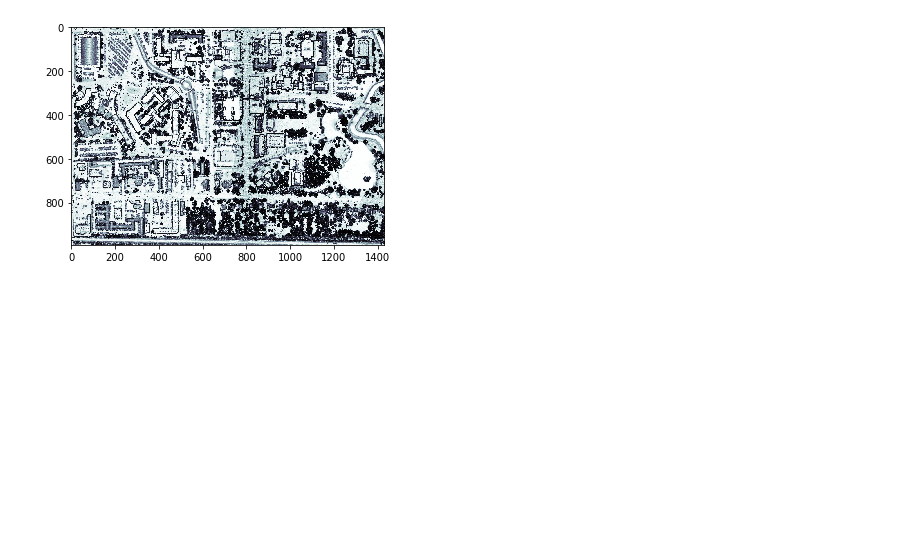
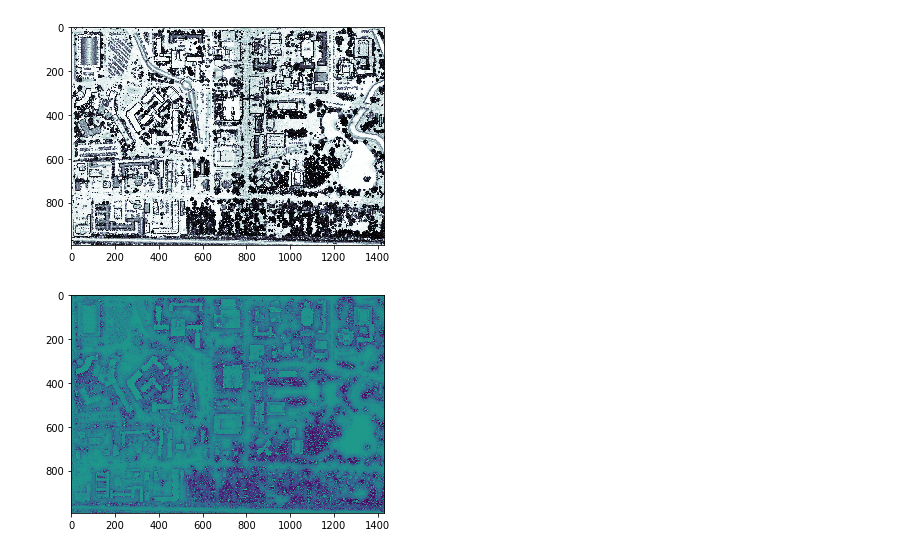
Before and after one commit to thomaspingel/neilpy, a Jupyter notebook: Near Earth Imaging Lab - Python Functions for Raster Visualization and Point Cloud Processing.ipynb, the cells around one changed output. Drawn from its saved outputs; the diff is of its cells as text; code cells hidden in the pictures; blank space fills up the shorter version.

```diff
--- a/Near Earth Imaging Lab - Python Functions for Raster Visualization and Point Cloud Processing.ipynb
+++ b/Near Earth Imaging Lab - Python Functions for Raster Visualization and Point Cloud Processing.ipynb
@@ -140,3 +140,9 @@ plt.imshow(P)
 plt.show()
 # %% [output]
 [figure]
+# %%
+O = neil.openness(J,cellsize=2.5,lookup_pixels=20)
+plt.imshow(O)
+plt.show()
+# %% [output]
+[figure, added]
```
Also changed, not shown: parts of 1 cell of this notebook, 1 other file.
